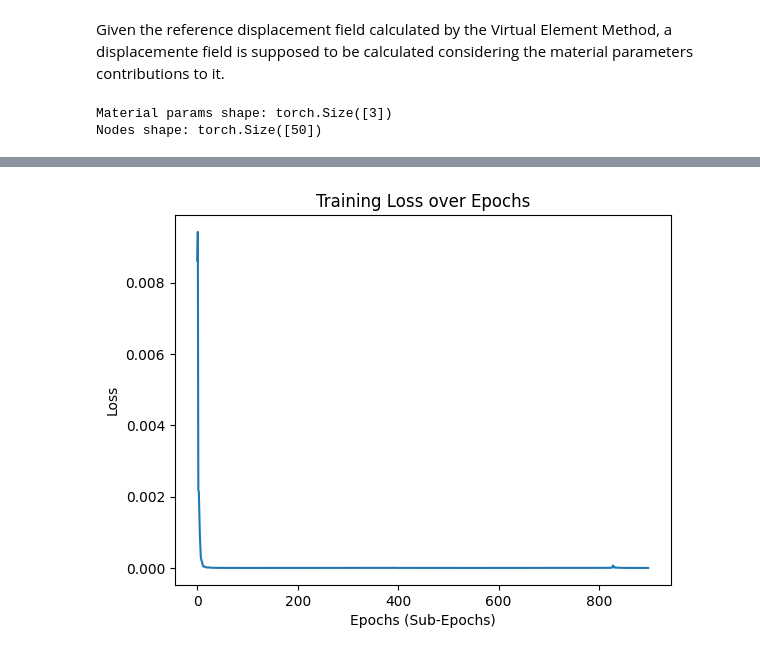
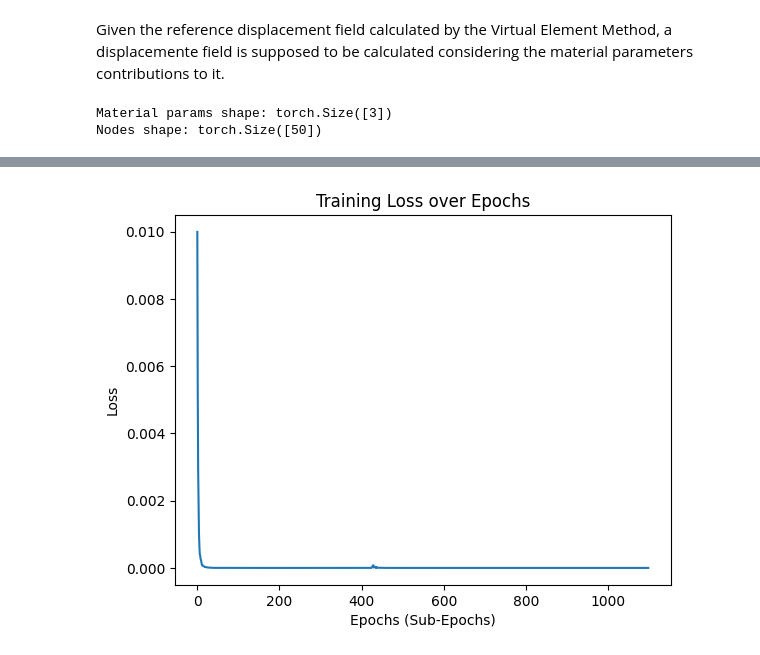
Before and after one commit to pauloakira/ai-pinn, a Jupyter notebook: neural_vem.ipynb, the cells around one changed output, grey strips where cells are left out. Drawn from its saved outputs; the diff is of its cells as text; code cells hidden in the pictures.

```diff
--- a/neural_vem.ipynb
+++ b/neural_vem.ipynb
@@ -420,11 +420,11 @@ num_elements_per_edge = 8
 
 # geometry data
 L = 2.0
-I = 36e-4
-A = 10
+I = 1e-4
+A = 1
 
 # material data
-E = 270e8
+E = 27e6
 
 # Generate the geometry
 nodes, elements, supp = generate_geometry(num_elements_per_edge, L)
@@ -592,7 +592,7 @@ def train_material(epochs, nodes, K, f, E, A, I, verbose=True, noramlize_inputs=
     print(f"Material params shape: {material_params_1.shape}")
 
     # Perturbed material parameters (slightly changed)
-    material_params_2 = torch.tensor([E *1e3, A * 3, I * 1.01], dtype=torch.float32)
+    material_params_2 = torch.tensor([E *1.1, A * 1.1, I * 0.9], dtype=torch.float32)
 
     if noramlize_inputs:
         nodes, material_params_1 = normalize_inputs(nodes, material_params_1)
@@ -615,7 +615,7 @@ def train_material(epochs, nodes, K, f, E, A, I, verbose=True, noramlize_inputs=
         model = ResidualBeamApproximator(input_dim, layers, ndof)
     if network_type == 'material':
         nodes_layers = [128, 256, 512, 512, 512, 512]  # Layers for nodes sub-network
-        material_layers = [128, 128, 256, 256, 512, 512, 512, 1024, 1024, 1024, 1024, 1024, 1024, 1024, 1024, 1024, 1024] # Layers for materials sub-network
+        material_layers = [128, 128, 256, 256, 512, 512, 512, 1024, 1024, 1024, 1024, 1024, 1024, 1024, 1024, 1024, 1024, 2048, 2048] # Layers for materials sub-network
         final_layers = [1024, 1024, 1024, 1024]  # Layers for final combination network
         # Concatanete the nodes and materials
         concatanate = False
@@ -688,7 +688,7 @@ def train_material(epochs, nodes, K, f, E, A, I, verbose=True, noramlize_inputs=
     return input_vector, model, total_loss_values, loss_values, material_loss_values, sobolev_loss_values, alpha_values_values
 # %%
 input_vector, model, total_loss_values, loss_values, material_loss_values, sobolev_loss_values, alpha_values_values = train_material(
-    epochs=900,
+    epochs=1100,
     nodes=nodes,
     K=K,
     f=f,
@@ -721,5 +721,5 @@ Epoch: 900, Total Loss: 1.1324746968628605e-08
 Training complete.
-[figure, old version]
+[figure, new version]
 # %%
 filtered_total_loss = total_loss_values[150:]
 plt.plot(filtered_total_loss)
```
Also changed, not shown: parts of 8 cells of this notebook.
